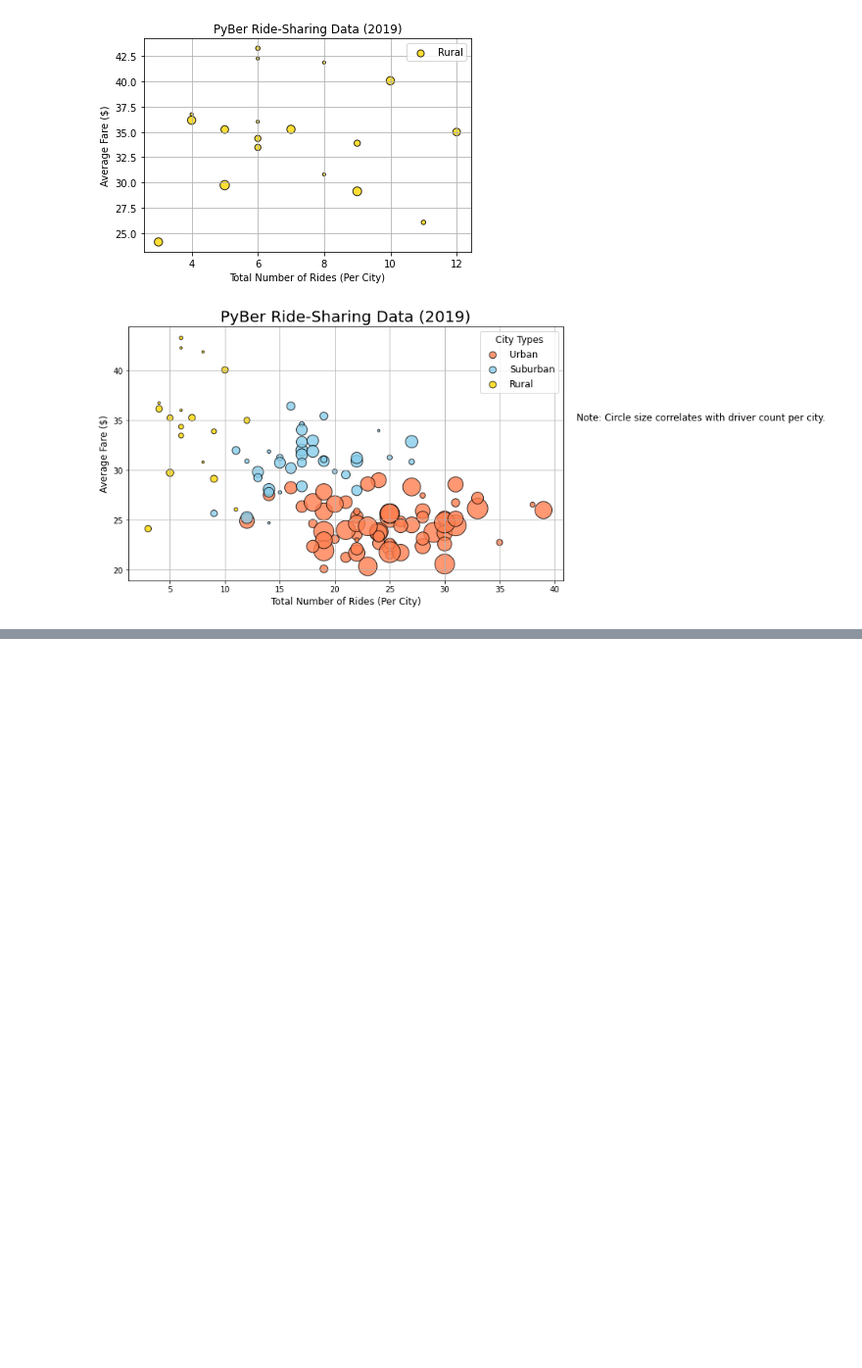
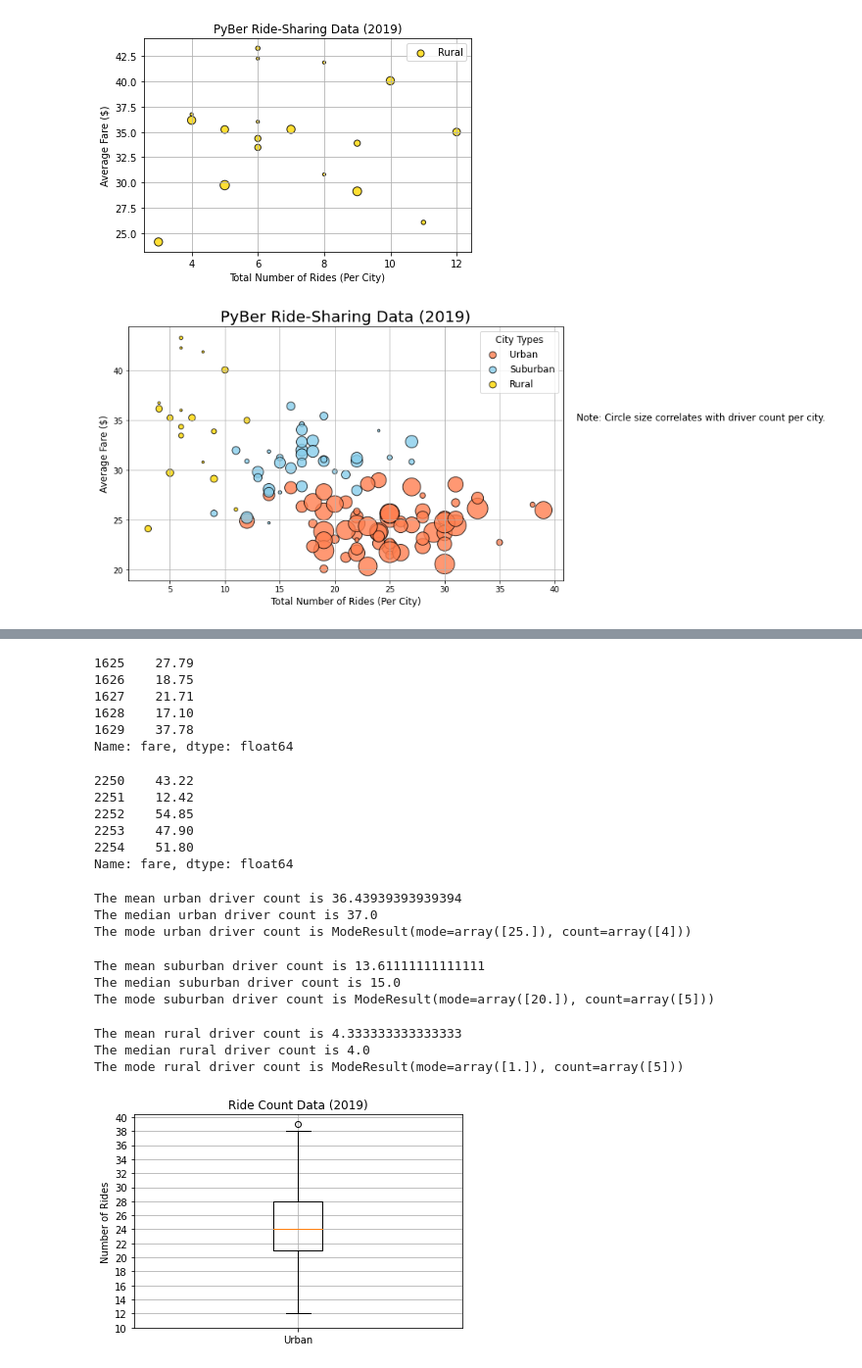
Before and after one commit to sjwedlund/PyBer_Analysis, a Jupyter notebook: Pyber.ipynb, the cells around one changed output, grey strips where cells are left out. Shown: that part at 98% size. Cells and saved outputs as stored; diff of their text form; code cells hidden in the pictures; blank space fills up the shorter version.

```diff
--- a/Pyber.ipynb
+++ b/Pyber.ipynb
@@ -295,0 +478,80 @@ plt.show()
+# %%
+# Get the mean fares for the suburban cities.
+suburban_fares = suburban_cities_df["fare"]
+suburban_fares.head()
+# %% [output]
+1625    27.79
+1626    18.75
+1627    21.71
+1628    17.10
+1629    37.78
+Name: fare, dtype: float64
+# %%
+# Get the mean fares for the rural cities.
+rural_fares = rural_cities_df["fare"]
+rural_fares.head()
+# %% [output]
+2250    43.22
+2251    12.42
+2252    54.85
+2253    47.90
+2254    51.80
+Name: fare, dtype: float64
+# %%
+# Calculate the mean, median, and mode for the urban
+# driver count Series using NumPy and SciPy statistics module.
+
+mean_urban_driver_count = np.mean(urban_driver_count)
+print(f"The mean urban driver count is {mean_urban_driver_count}")
+
+median_urban_driver_count = np.median(urban_driver_count)
+print(f"The median urban driver count is {median_urban_driver_count}")
+
+mode_urban_driver_count = sts.mode(urban_driver_count)
+print(f"The mode urban driver count is {mode_urban_driver_count}")
+# %% [output]
+The mean urban driver count is 36.43939393939394
+The median urban driver count is 37.0
+The mode urban driver count is ModeResult(mode=array([25.]), count=array([4]))
+# %%
+# suburban
+
+mean_suburban_driver_count = np.mean(suburban_driver_count)
+print(f"The mean suburban driver count is {mean_suburban_driver_count}")
+
+median_suburban_driver_count = np.median(suburban_driver_count)
+print(f"The median suburban driver count is {median_suburban_driver_count}")
+
+mode_suburban_driver_count = sts.mode(suburban_driver_count)
+print(f"The mode suburban driver count is {mode_suburban_driver_count}")
+# %% [output]
+The mean suburban driver count is 13.61111111111111
+The median suburban driver count is 15.0
+The mode suburban driver count is ModeResult(mode=array([20.]), count=array([5]))
+# %%
+# and rural
+mean_rural_driver_count = np.mean(rural_driver_count)
+print(f"The mean rural driver count is {mean_rural_driver_count}")
+
+median_rural_driver_count = np.median(rural_driver_count)
+print(f"The median rural driver count is {median_rural_driver_count}")
+
+mode_rural_driver_count = sts.mode(rural_driver_count)
+print(f"The mode rural driver count is {mode_rural_driver_count}")
+# %% [output]
+The mean rural driver count is 4.333333333333333
+The median rural driver count is 4.0
+The mode rural driver count is ModeResult(mode=array([1.]), count=array([5]))
+# %%
+# Create a box-and-whisker plot for the urban cities ride count.
+x_labels = ["Urban"]
+fig, ax = plt.subplots()
+ax.boxplot(urban_ride_count, labels=x_labels)
+# Add the title, y-axis label and grid.
+ax.set_title('Ride Count Data (2019)')
+ax.set_ylabel('Number of Rides')
+ax.set_yticks(np.arange(10, 41, step=2.0))
+ax.grid()
+plt.show()
+# %% [output]
+[figure, added]
```
Also changed, not shown: parts of 31 cells of this notebook, 5 other files.
